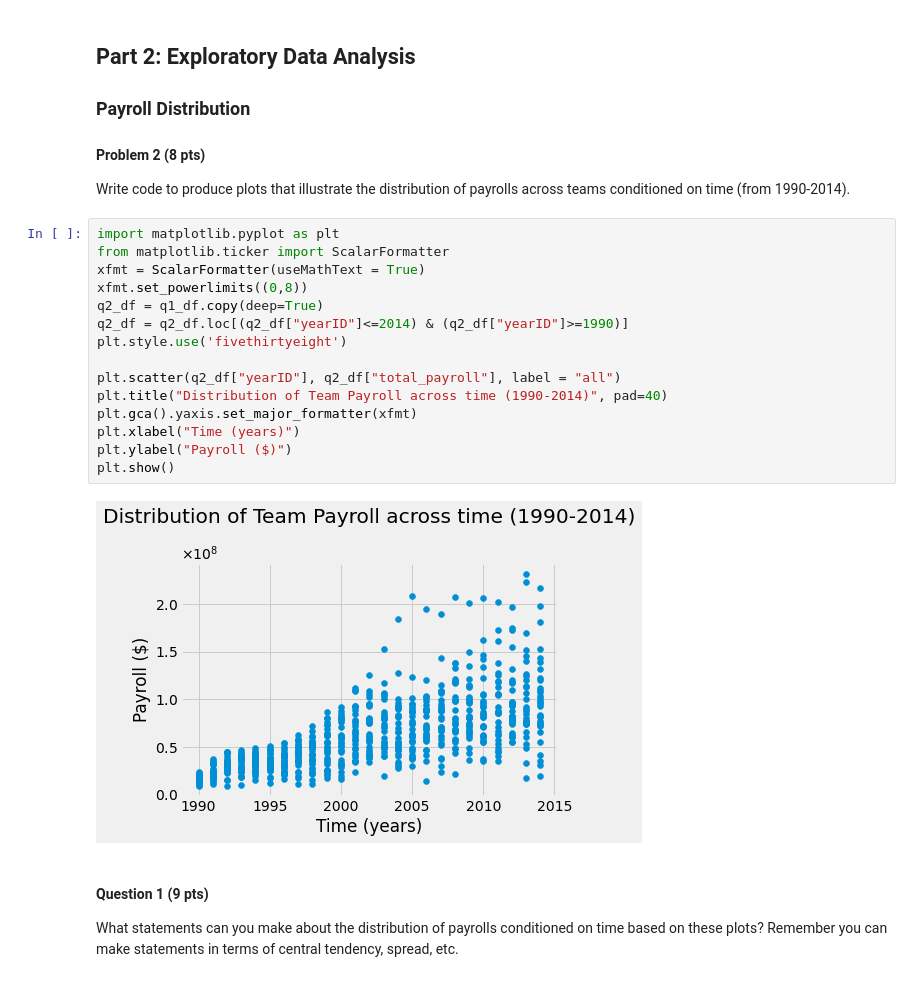
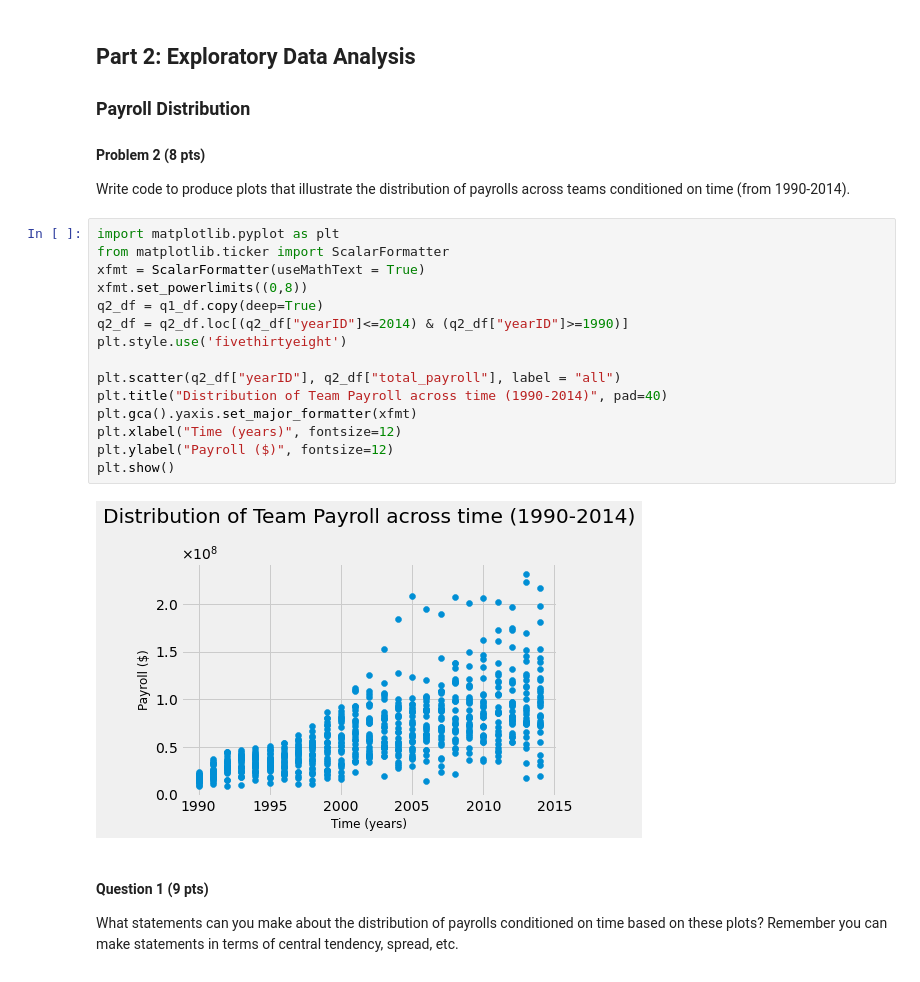
Before and after one commit to brutatoasta/320fall2022, a Jupyter notebook: project2/submit.ipynb, the cells around one changed output. Saved outputs shown, nothing was run; the diff lists cells and outputs as text.

```diff
--- a/project2/submit.ipynb
+++ b/project2/submit.ipynb
@@ -82,20 +82,20 @@ Write code to produce plots that illustrate the distribution of payrolls across
 # %%
 import matplotlib.pyplot as plt
 from matplotlib.ticker import ScalarFormatter
 xfmt = ScalarFormatter(useMathText = True)
 xfmt.set_powerlimits((0,8))
 q2_df = q1_df.copy(deep=True)
 q2_df = q2_df.loc[(q2_df["yearID"]<=2014) & (q2_df["yearID"]>=1990)]
 plt.style.use('fivethirtyeight')
 
 plt.scatter(q2_df["yearID"], q2_df["total_payroll"], label = "all")
 plt.title("Distribution of Team Payroll across time (1990-2014)", pad=40)
 plt.gca().yaxis.set_major_formatter(xfmt)
-plt.xlabel("Time (years)")
-plt.ylabel("Payroll ($)")
+plt.xlabel("Time (years)", fontsize=12)
+plt.ylabel("Payroll ($)", fontsize=12)
 plt.show()
 # %% [output]
-[figure, old version]
+[figure, new version]
 # %% [markdown]
 #### Question 1 (9 pts)
 
```
Also changed, not shown: parts of 11 cells of this notebook.
